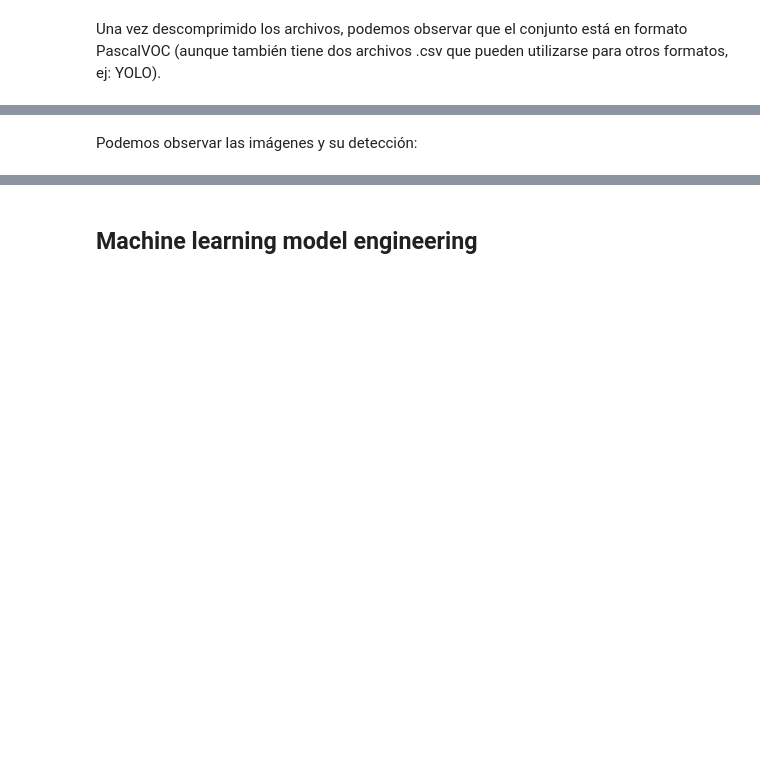
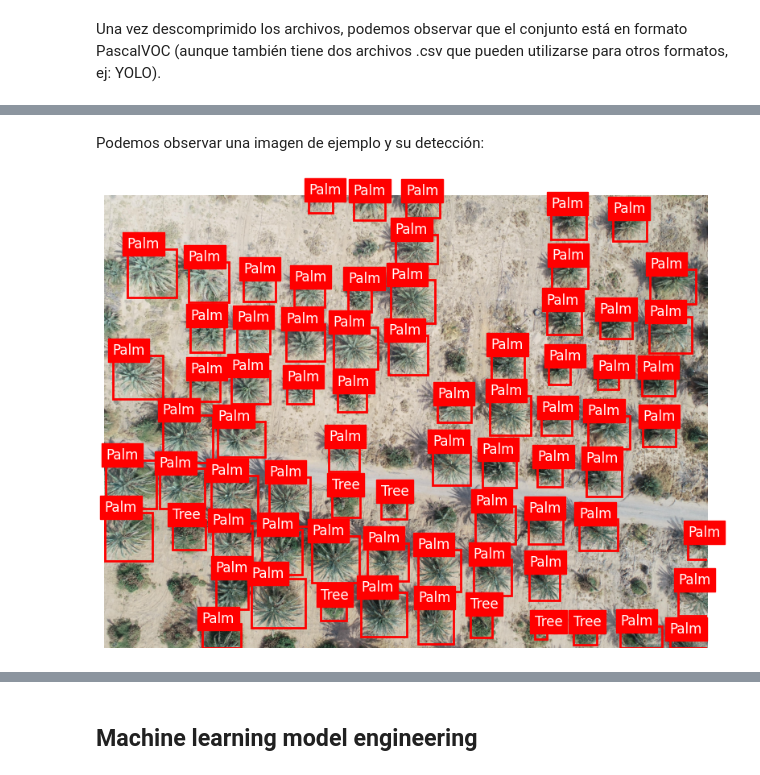
Before and after one commit to brunomaso1/uba-ceia, a Jupyter notebook: ceia-vpc2/TrabajoFinalVPC2.ipynb, the cells around one changed output, grey strips where cells are left out. Drawn from its saved outputs; the diff is of its cells as text; code cells hidden in the pictures; blank space fills up the shorter version.

```diff
--- a/ceia-vpc2/TrabajoFinalVPC2.ipynb
+++ b/ceia-vpc2/TrabajoFinalVPC2.ipynb
@@ -186,0 +281,27 @@ Una vez descomprimido los archivos, podemos observar que el conjunto está en fo
+# %%
+# Directorio de etiquetas (carpeta que contiene los archivos XML)
+label_dir = os.path.join(RUTA_CARPETA_KAGGLE_DATASET, "labels")
+
+# Función para eliminar los objetos con polygon
+def remove_objects_with_polygon(xml_path):
+    tree = ET.parse(xml_path)
+    root = tree.getroot()
+
+    # Encontrar todos los objetos
+    for obj in root.findall("object"):
+        # Si el objeto tiene un tag polygon, eliminar el objeto
+        if obj.find("polygon") is not None:
+            root.remove(obj)
+
+    # Guardar los cambios en el archivo
+    tree.write(xml_path)
+
+# Recorrer todos los archivos XML en la carpeta de etiquetas
+for xml_file in os.listdir(label_dir):
+    if xml_file.endswith(".xml"):
+        xml_file_path = os.path.join(label_dir, xml_file)
+        # Aplicar la función a cada archivo XML
+        remove_objects_with_polygon(xml_file_path)
+        print(f"Se han eliminado los objetos con polygon de {xml_file_path}")
+
+print("Proceso completado para todos los archivos.")
@@ -187,2 +326,2 @@ Una vez descomprimido los archivos, podemos observar que el conjunto está en fo
 # %% [markdown]
-Podemos observar las imágenes y su detección:
+Podemos observar una imagen de ejemplo y su detección:
@@ -188,0 +411,17 @@ Podemos observar las imágenes y su detección:
+# %%
+# Directorio de imágenes y anotaciones
+image_dir = os.path.join(RUTA_CARPETA_KAGGLE_DATASET, "data")
+label_dir = os.path.join(RUTA_CARPETA_KAGGLE_DATASET, "labels")
+
+# Obtener una imagen aleatoria y su correspondiente archivo de anotación
+image_path, annotation_path = get_random_image_and_annotation(image_dir, label_dir)
+
+# Dibujar la imagen con sus bboxes
+fig, ax = plt.subplots(figsize=(8, 8))
+draw_pascal_voc_bbox(image_path, annotation_path, ax)
+
+# Mostrar la imagen con bounding boxes
+plt.tight_layout()
+plt.show()
+# %% [output]
+[figure, added]
```
Also changed, not shown: parts of 21 cells of this notebook.
